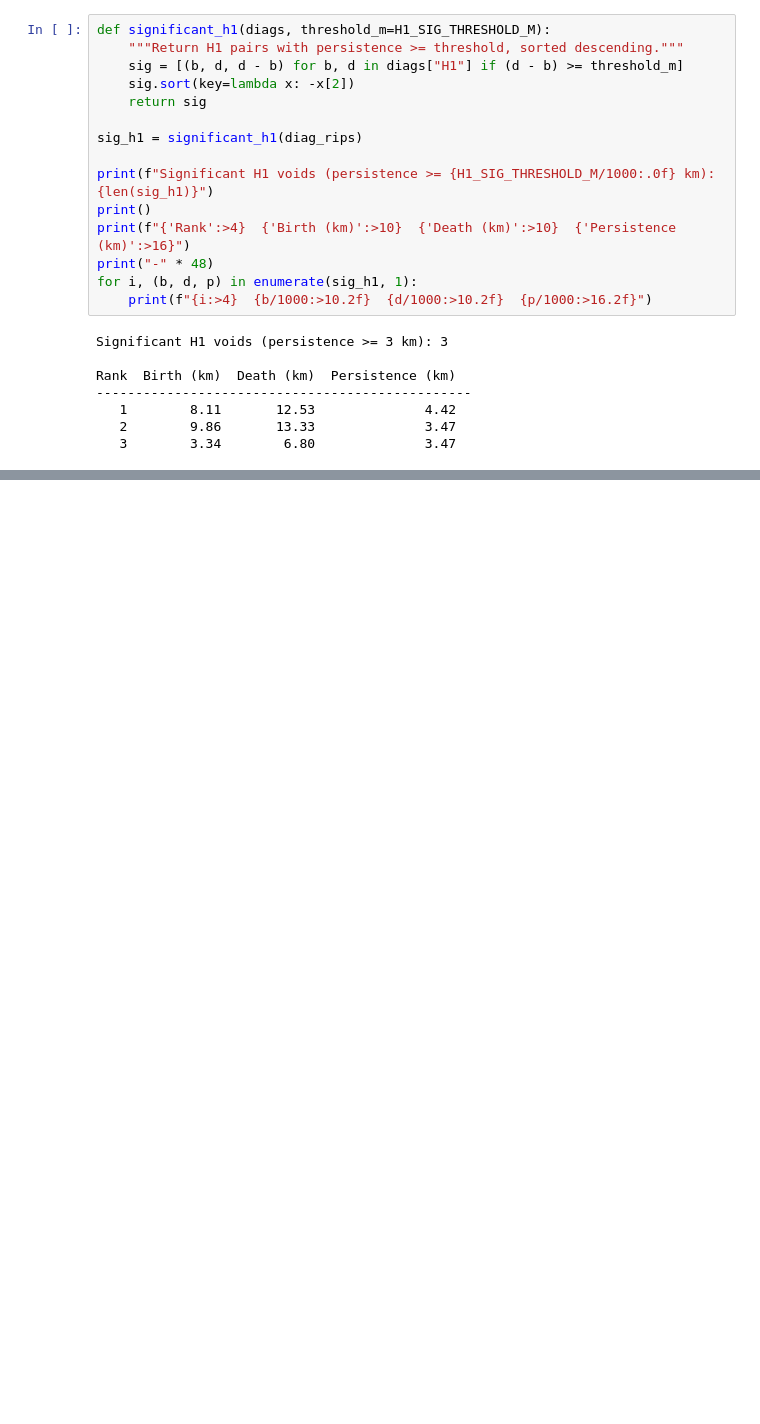
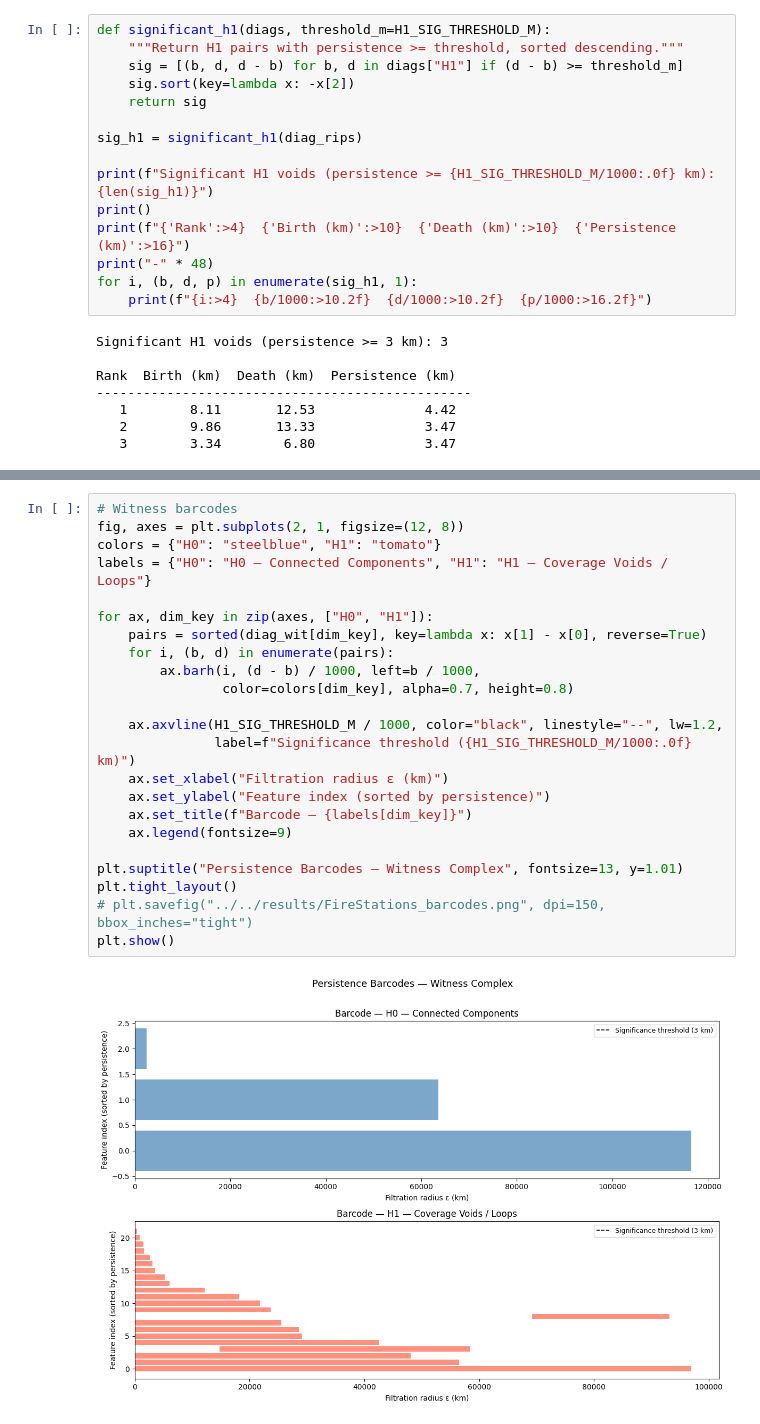
Before and after one commit to danielqhtruong/MATH497_Research_TDA, a Jupyter notebook: PH/FireStations_PH/tda_fire_stations_ph.ipynb, the cells around one changed output, grey strips where cells are left out. Drawn from its saved outputs; the diff is of its cells as text; blank space fills up the shorter version.

```diff
--- a/PH/FireStations_PH/tda_fire_stations_ph.ipynb
+++ b/PH/FireStations_PH/tda_fire_stations_ph.ipynb
@@ -629 +541,26 @@ Saved: barcodes.png
+# %%
+# Witness barcodes
+fig, axes = plt.subplots(2, 1, figsize=(12, 8))
+colors = {"H0": "steelblue", "H1": "tomato"}
+labels = {"H0": "H0 — Connected Components", "H1": "H1 — Coverage Voids / Loops"}
+
+for ax, dim_key in zip(axes, ["H0", "H1"]):
+    pairs = sorted(diag_wit[dim_key], key=lambda x: x[1] - x[0], reverse=True)
+    for i, (b, d) in enumerate(pairs):
+        ax.barh(i, (d - b) / 1000, left=b / 1000,
+                color=colors[dim_key], alpha=0.7, height=0.8)
+
+    ax.axvline(H1_SIG_THRESHOLD_M / 1000, color="black", linestyle="--", lw=1.2,
+               label=f"Significance threshold ({H1_SIG_THRESHOLD_M/1000:.0f} km)")
+    ax.set_xlabel("Filtration radius ε (km)")
+    ax.set_ylabel("Feature index (sorted by persistence)")
+    ax.set_title(f"Barcode — {labels[dim_key]}")
+    ax.legend(fontsize=9)
+
+plt.suptitle("Persistence Barcodes — Witness Complex", fontsize=13, y=1.01)
+plt.tight_layout()
+# plt.savefig("../../results/FireStations_barcodes.png", dpi=150, bbox_inches="tight")
+plt.show()
+# %% [output]
+[figure, added]
 # %%
```
Also changed, not shown: parts of 37 cells of this notebook, 7 other files.
